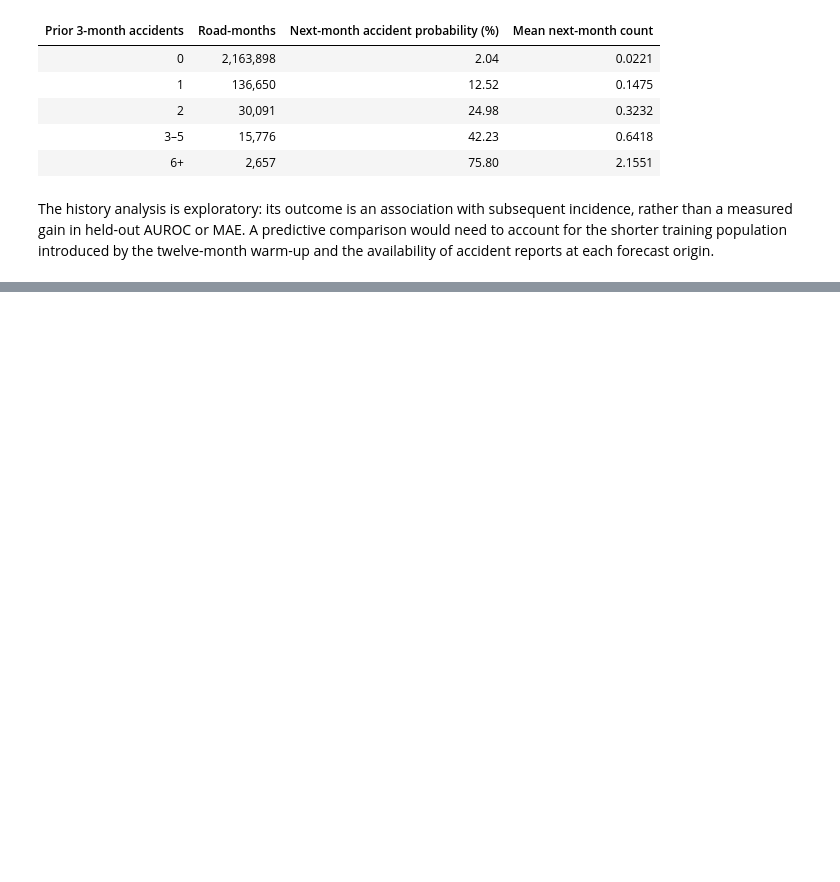
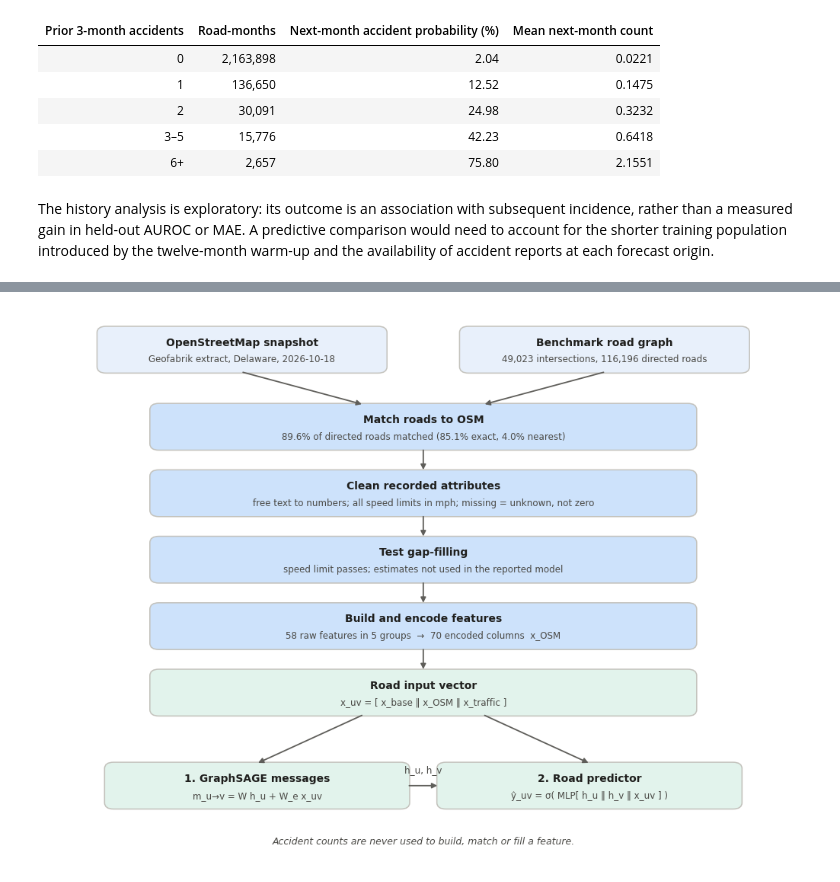
Before and after one commit to aaronteork/CS5284_GML, a Jupyter notebook: Final_Report.ipynb, the cells around one changed output, grey strips where cells are left out. Saved outputs shown, nothing was run; the diff lists cells and outputs as text; code cells hidden in the pictures; blank space fills up the shorter version.

```diff
--- a/Final_Report.ipynb
+++ b/Final_Report.ipynb
@@ -522,0 +513,10 @@ The history analysis is exploratory: its outcome is an association with subseque
+# %%
+from src.osm.report import (
+    load_osm_results, osm_comparison_table, permutation_table,
+    plot_osm_comparison, plot_osm_pipeline,
+)
+
+fig = plot_osm_pipeline()
+plt.show()
+# %% [output]
+[figure, added]
```
Also changed, not shown: parts of 23 cells of this notebook, 43 other files.
